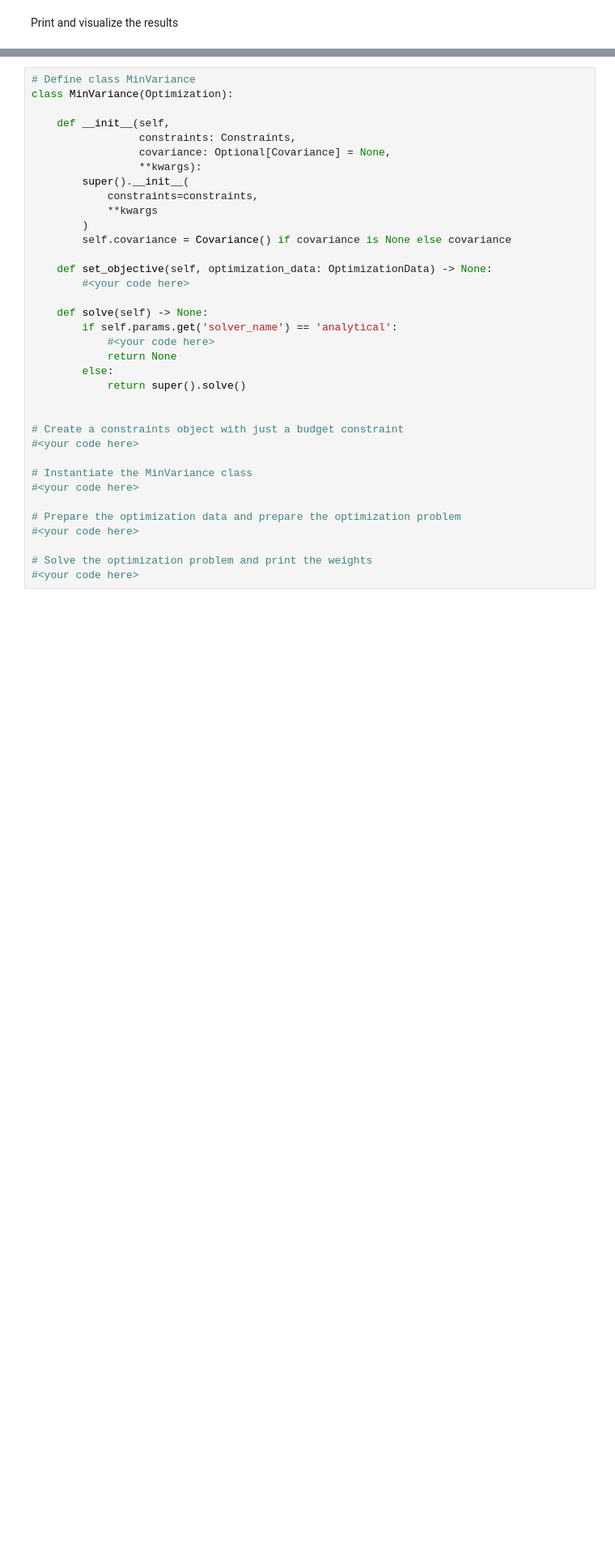
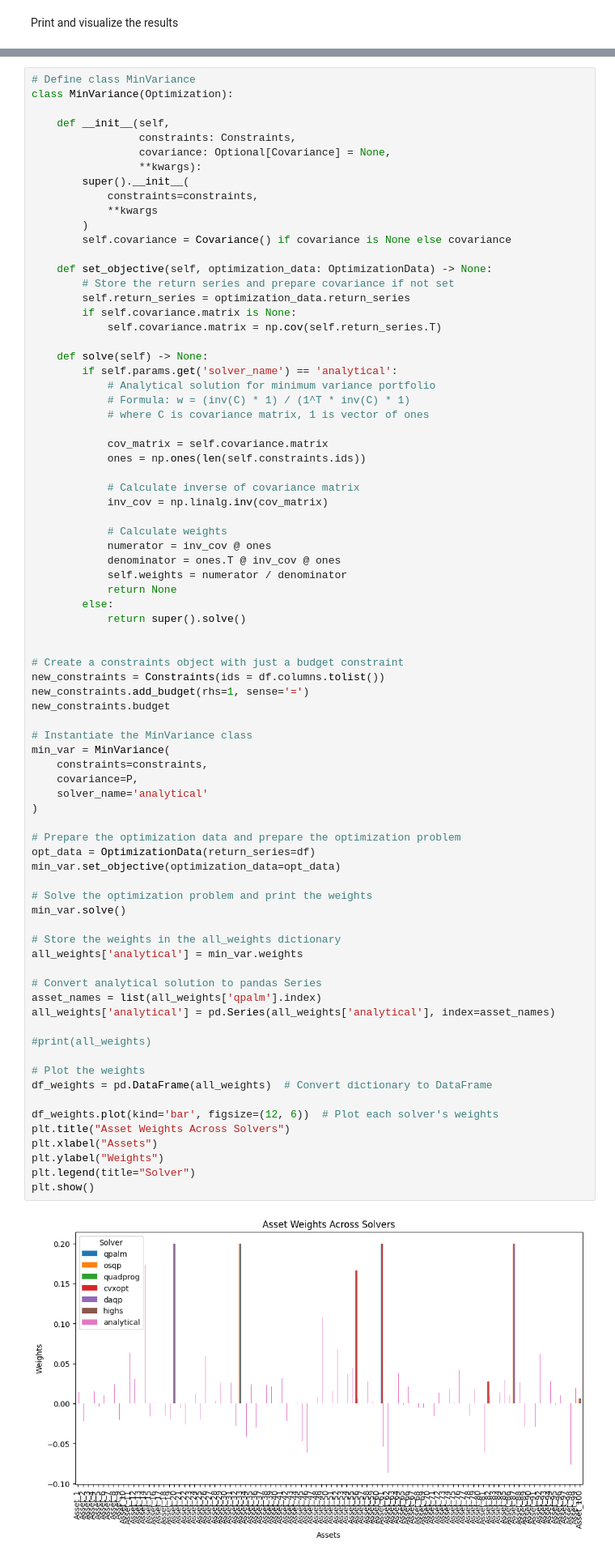
Before and after one commit to crowmatix/qpmwp-course, a Jupyter notebook: assignments/assignment_1.ipynb, the cells around one changed output, grey strips where cells are left out. Shown at 81% size. Saved outputs shown, nothing was run; the diff lists cells and outputs as text; blank space fills up the shorter version.

```diff
--- a/assignments/assignment_1.ipynb
+++ b/assignments/assignment_1.ipynb
@@ -290,36 +298,80 @@ results
 # %%
 # Define class MinVariance
 class MinVariance(Optimization):
 
     def __init__(self,
                  constraints: Constraints,
                  covariance: Optional[Covariance] = None,
                  **kwargs):
         super().__init__(
             constraints=constraints,
             **kwargs
         )
         self.covariance = Covariance() if covariance is None else covariance
 
     def set_objective(self, optimization_data: OptimizationData) -> None:
-        #<your code here>
+        # Store the return series and prepare covariance if not set
+        self.return_series = optimization_data.return_series
+        if self.covariance.matrix is None:
+            self.covariance.matrix = np.cov(self.return_series.T)
 
     def solve(self) -> None:
         if self.params.get('solver_name') == 'analytical':
-            #<your code here>
+            # Analytical solution for minimum variance portfolio
+            # Formula: w = (inv(C) * 1) / (1^T * inv(C) * 1)
+            # where C is covariance matrix, 1 is vector of ones
+
+            cov_matrix = self.covariance.matrix
+            ones = np.ones(len(self.constraints.ids))
+
+            # Calculate inverse of covariance matrix
+            inv_cov = np.linalg.inv(cov_matrix)
+
+            # Calculate weights
+            numerator = inv_cov @ ones
+            denominator = ones.T @ inv_cov @ ones
+            self.weights = numerator / denominator
             return None
         else:
             return super().solve()
 
 
 # Create a constraints object with just a budget constraint
-#<your code here>
+new_constraints = Constraints(ids = df.columns.tolist())
+new_constraints.add_budget(rhs=1, sense='=')
+new_constraints.budget
 
 # Instantiate the MinVariance class
-#<your code here>
+min_var = MinVariance(
+    constraints=constraints,
+    covariance=P,
+    solver_name='analytical'
+)
 
 # Prepare the optimization data and prepare the optimization problem
-#<your code here>
+opt_data = OptimizationData(return_series=df)
+min_var.set_objective(optimization_data=opt_data)
 
 # Solve the optimization problem and print the weights
-#<your code here>
+min_var.solve()
+
+# Store the weights in the all_weights dictionary
+all_weights['analytical'] = min_var.weights
+
+# Convert analytical solution to pandas Series
+asset_names = list(all_weights['qpalm'].index)
+all_weights['analytical'] = pd.Series(all_weights['analytical'], index=asset_names)
+
+#print(all_weights)
+
+# Plot the weights
+df_weights = pd.DataFrame(all_weights)  # Convert dictionary to DataFrame
+
+df_weights.plot(kind='bar', figsize=(12, 6))  # Plot each solver's weights
+plt.title("Asset Weights Across Solvers")
+plt.xlabel("Assets")
+plt.ylabel("Weights")
+plt.legend(title="Solver")
+plt.show()
+# %% [output]
+[figure, added]
```
Also changed, not shown: parts of 5 cells of this notebook.
